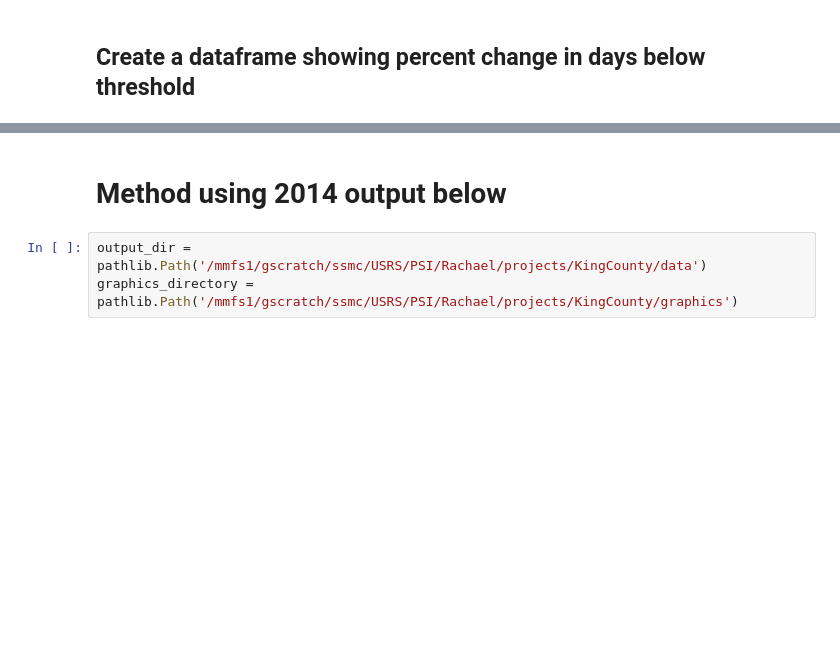
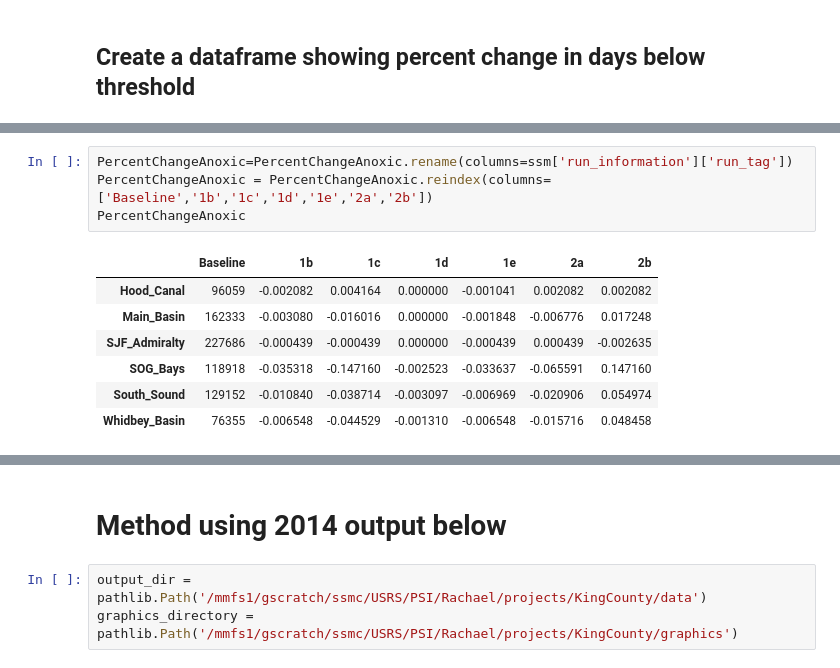
Before and after one commit to UW-PSI/SalishSeaModel-analysis, a Jupyter notebook: notebooks/dev_days_exceedence.ipynb, the cells around one changed output, grey strips where cells are left out. Cells and saved outputs as stored; diff of their text form; blank space fills up the shorter version.

```diff
--- a/notebooks/dev_days_exceedence.ipynb
+++ b/notebooks/dev_days_exceedence.ipynb
@@ -152,0 +170,12 @@ PercentChangeAnoxic
+# %%
+PercentChangeAnoxic=PercentChangeAnoxic.rename(columns=ssm['run_information']['run_tag'])
+PercentChangeAnoxic = PercentChangeAnoxic.reindex(columns=['Baseline','1b','1c','1d','1e','2a','2b'])
+PercentChangeAnoxic
+# %% [output]
+|  | Baseline | 1b | 1c | 1d | 1e | 2a | 2b |
+| Hood_Canal | 96059 | -0.002082 | 0.004164 | 0.000000 | -0.001041 | 0.002082 | 0.002082 |
+| Main_Basin | 162333 | -0.003080 | -0.016016 | 0.000000 | -0.001848 | -0.006776 | 0.017248 |
+| SJF_Admiralty | 227686 | -0.000439 | -0.000439 | 0.000000 | -0.000439 | 0.000439 | -0.002635 |
+| SOG_Bays | 118918 | -0.035318 | -0.147160 | -0.002523 | -0.033637 | -0.065591 | 0.147160 |
+| South_Sound | 129152 | -0.010840 | -0.038714 | -0.003097 | -0.006969 | -0.020906 | 0.054974 |
+| Whidbey_Basin | 76355 | -0.006548 | -0.044529 | -0.001310 | -0.006548 | -0.015716 | 0.048458 |
```
Also changed, not shown: parts of 22 cells of this notebook.
